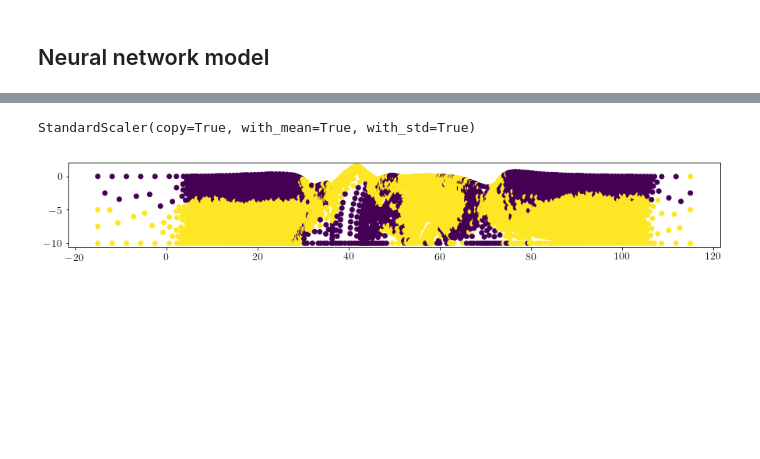
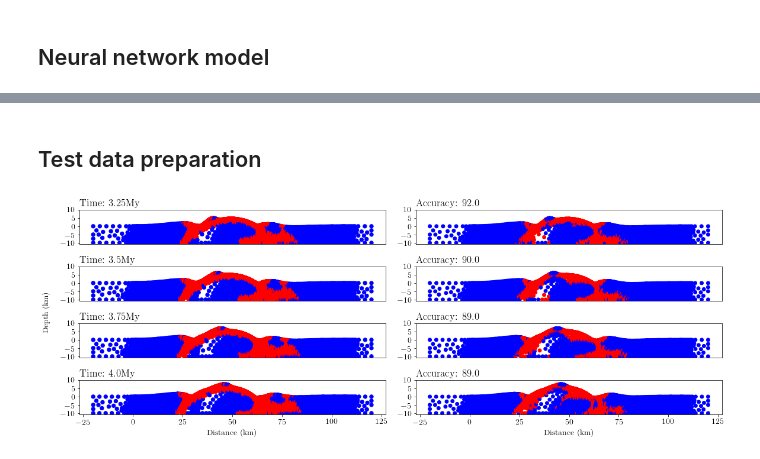
Before and after one commit to msahamed/predict_tectonic_deformation_machine_learning, a Jupyter notebook: build_model_neural_network.ipynb, the cells around one changed output, grey strips where cells are left out. Drawn from its saved outputs; the diff is of its cells as text; code cells hidden in the pictures; blank space fills up the shorter version.

Commit message:
Add figure module section

```diff
--- a/build_model_neural_network.ipynb
+++ b/build_model_neural_network.ipynb
@@ -201,16 +182,10 @@ class build_neural_network:
 
         plt.tight_layout()
         plt.show()
-# %%
-samples = 800000
-xtrain = xtrains[0]
-ytrain = ytrains[0]
-xtest = xtests[0]
-ytest = ytests[0]
 # %%
-deviatoric = build_neural_network(models_name[0], xtrain, ytrain, xtest, ytest)
+deviatoric = build_neural_network("total_200", xtrain, ytrain, xval, yval)
 # %%
-deviatoric.train_model(3)
+deviatoric.train_model(10)
 # %% [output]
 _________________________________________________________________
 Layer (type)                 Output Shape              Param #
@@ -321,7 +206,0 @@ energy_x = df_energy[cols]
-# %%
-mms[0]
-# %% [output]
-StandardScaler(copy=True, with_mean=True, with_std=True)
-# %%
-scale = mms[0]
-test_features = scale.fit_transform(energy_x)
@@ -330,7 +207,52 @@ new_ypred = np.argmax(deviatoric.model.predict(xtrains[3]), axis = 1)
-# %%
-plt.figure(figsize=(15,2))
-plt.scatter(df_energy['coordinate:0']/1e3, y= df_energy['coordinate:1']/1e3, c = new_ypred)
-plt.show()
-# %% [output]
-[figure, removed]
+# %% [markdown]
+## Test data preparation
+# %%
+times = [325, 350, 375, 400]
+fig = plt.figure(figsize = (16,6))
+
+for i, val  in enumerate(times):
+
+    file_name = "new_data/totoal."+ str(val) +".csv"
+    df_test = pd.read_csv(file_name)
+    df_test = df_test.drop_duplicates()
+    threshold = 0.15
+    df_test['plastic strain'] = np.where(df_test['plastic strain'] > threshold, 1,0)
+    xtest = df_test[feature_cols]
+    ytest = df_test['plastic strain']
+    scale = mms[0]
+    xtest = scale.fit_transform(xtest)
+    ypred = np.argmax(deviatoric.model.predict(xtest), axis = 1)
+    acc = accuracy_score(ytest, ypred)
+
+    ## Plot figure
+    plt.subplot(4,2, (i+(i+1)))
+    plt.scatter(x = df_test['coordinate:0']/1e3, y= df_test['coordinate:1']/1e3,
+                c = df_test['plastic strain'], vmin=0, vmax=1, s = 40 , cmap='bwr')
+    plt.title('Time: ' + str(val/100.0)+'My', loc='left')
+    plt.yticks([10, 5, 0, -5, -10])
+    if (i+2) == 5:
+        plt.xticks([-25, 0, 25, 50, 75, 100, 125])
+        plt.xlabel('Distance (km)')
+    else:
+        plt.xticks([])
+
+
+    plt.subplot(4,2,(i+(i+2)))
+    plt.scatter(df_test['coordinate:0']/1e3, y= df_test['coordinate:1']/1e3, c = ypred,
+                vmin=0, vmax=1, s=35, cmap='bwr')
+    plt.title('Accuracy: '+ str(round(acc, 2)*100) + '%', loc='left')
+    plt.yticks([10, 5, 0, -5, -10])
+
+    if (i+2) == 5:
+        plt.xticks([-25, 0, 25, 50, 75, 100, 125])
+        plt.xlabel('Distance (km)')
+    else:
+        plt.xticks([])
+
+plt.text(-215, 60, 'Depth (km)', rotation=90)
+plt.tight_layout()
+fig.savefig('original_vs_predicted.png')
+plt.show()
+# %% [output]
+[figure, added]
 # %%
```
Also changed, not shown: parts of 31 cells of this notebook, 9 other files.
